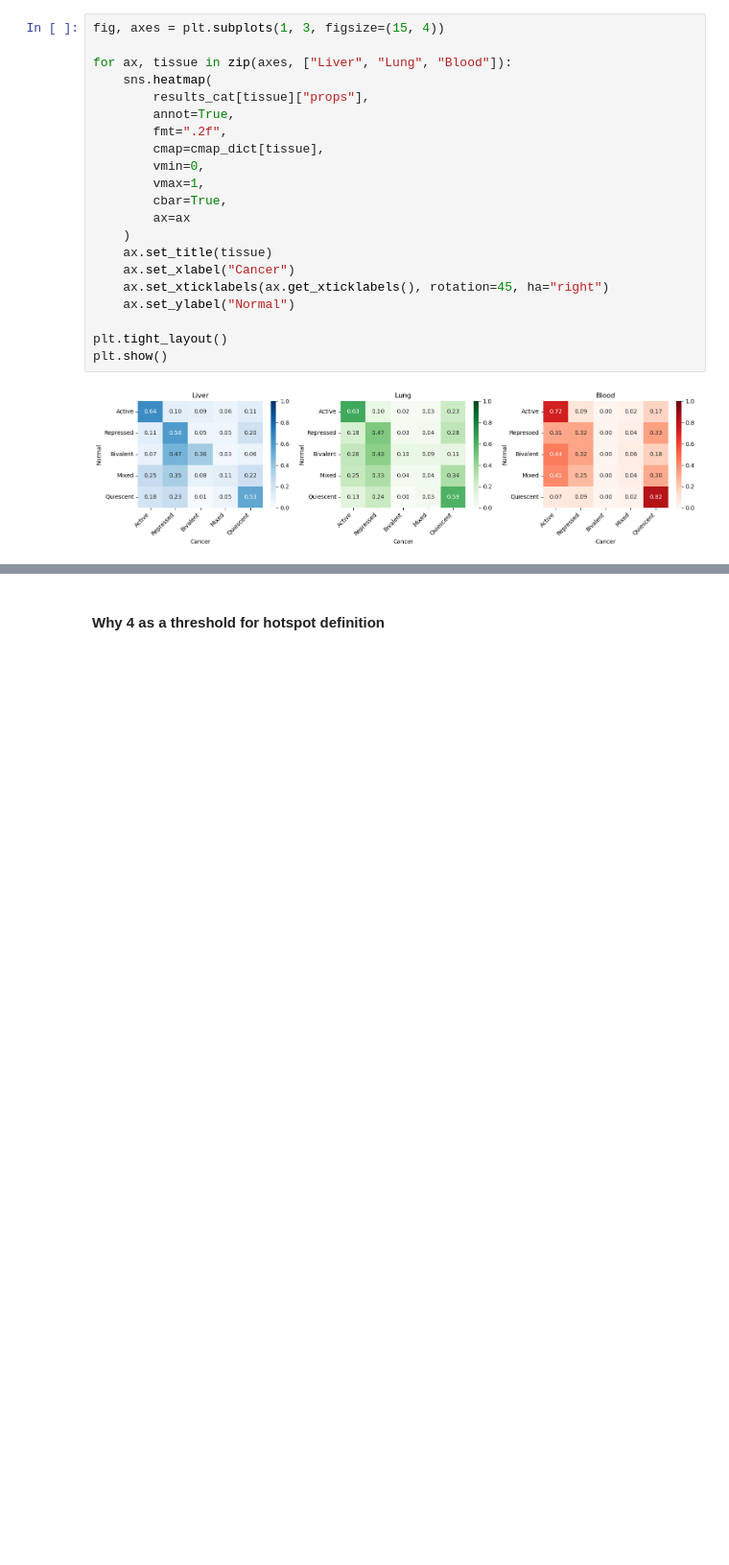
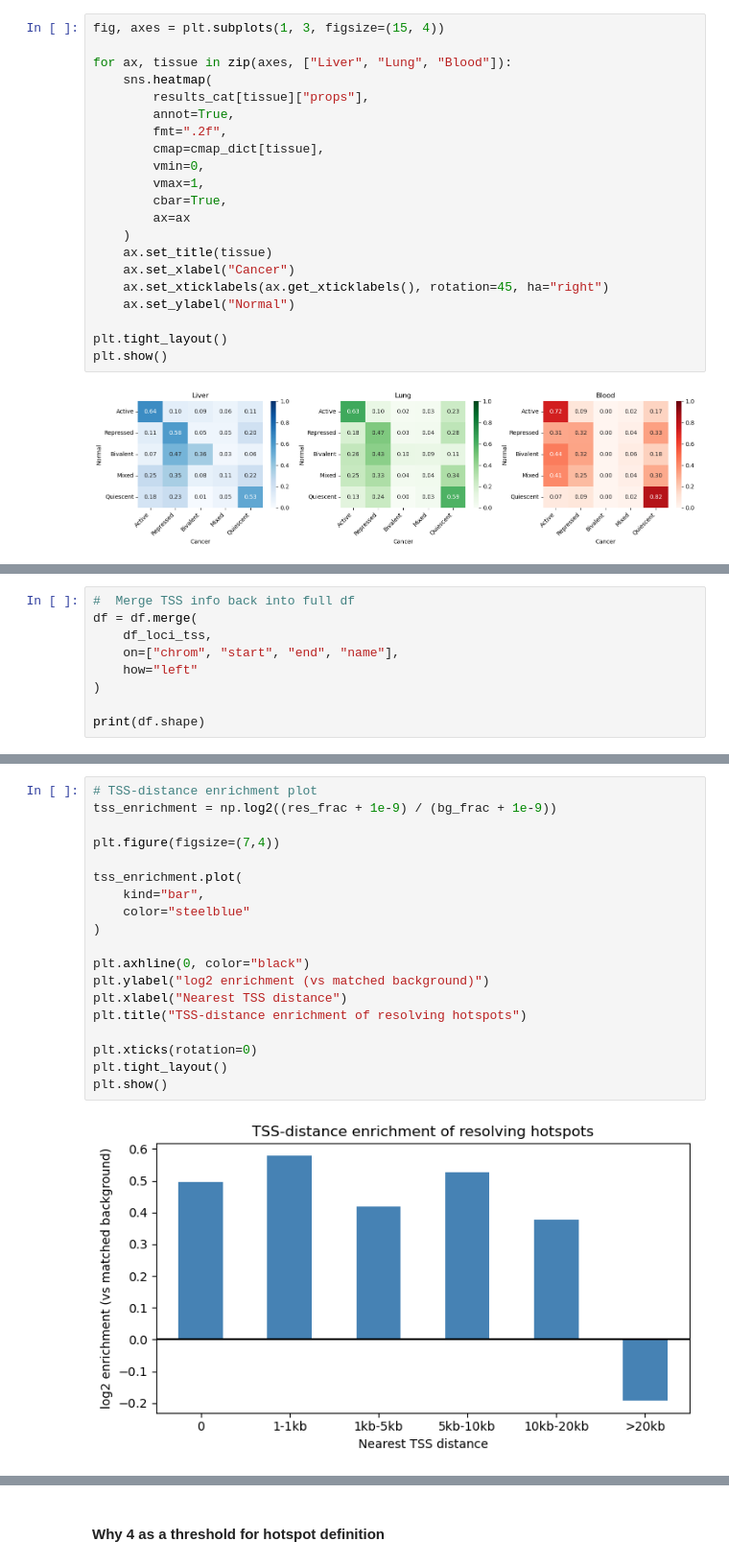
Before and after one commit to caocao0525/HERV, a Jupyter notebook: herv_all_hotspot_analysis.ipynb, the cells around one changed output, grey strips where cells are left out. Shown at 96% size. Drawn from its saved outputs; the diff is of its cells as text; blank space fills up the shorter version.

```diff
--- a/herv_all_hotspot_analysis.ipynb
+++ b/herv_all_hotspot_analysis.ipynb
@@ -992,0 +1058,9 @@ plt.show()
+# %%
+#  Merge TSS info back into full df
+df = df.merge(
+    df_loci_tss,
+    on=["chrom", "start", "end", "name"],
+    how="left"
+)
+
+print(df.shape)
@@ -992,0 +1143,21 @@ plt.show()
+# %%
+# TSS-distance enrichment plot
+tss_enrichment = np.log2((res_frac + 1e-9) / (bg_frac + 1e-9))
+
+plt.figure(figsize=(7,4))
+
+tss_enrichment.plot(
+    kind="bar",
+    color="steelblue"
+)
+
+plt.axhline(0, color="black")
+plt.ylabel("log2 enrichment (vs matched background)")
+plt.xlabel("Nearest TSS distance")
+plt.title("TSS-distance enrichment of resolving hotspots")
+
+plt.xticks(rotation=0)
+plt.tight_layout()
+plt.show()
+# %% [output]
+[figure, added]
```
Also changed, not shown: parts of 30 cells of this notebook.
